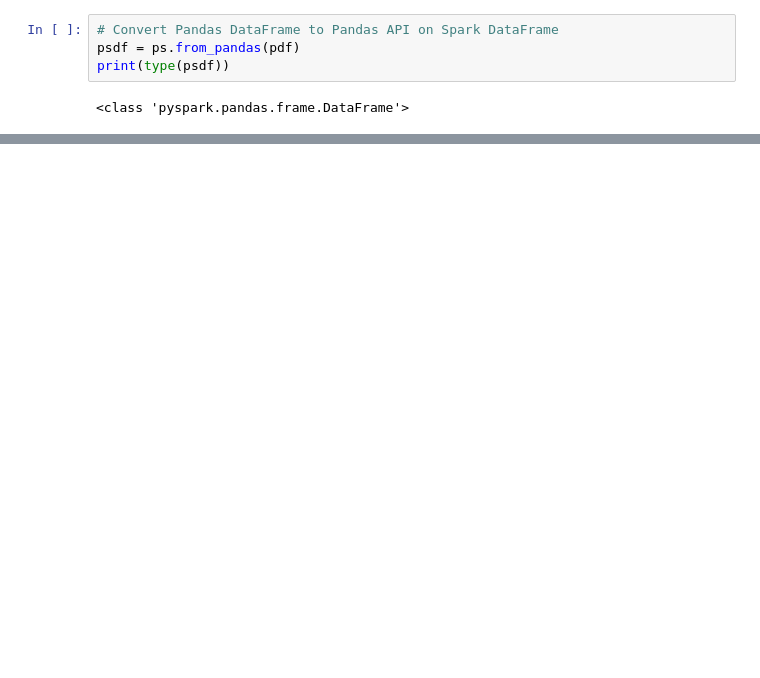
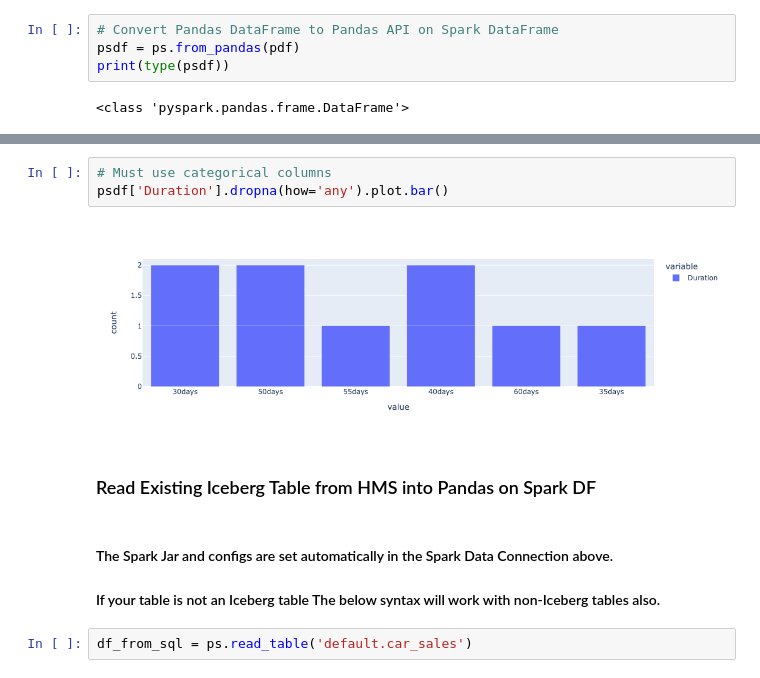
Before and after one commit to pdefusco/PandasOnSpark_CML, a Jupyter notebook: PandasOnSpark.ipynb, the cells around one changed output, grey strips where cells are left out. Saved outputs shown, nothing was run; the diff lists cells and outputs as text; blank space fills up the shorter version.

```diff
--- a/PandasOnSpark.ipynb
+++ b/PandasOnSpark.ipynb
@@ -119,0 +296,13 @@ sdf.show()
+# %%
+# Must use categorical columns
+psdf['Duration'].dropna(how='any').plot.bar()
+# %% [output]
+[figure, added]
+# %% [markdown]
+### Read Existing Iceberg Table from HMS into Pandas on Spark DF
+# %% [markdown]
+#### The Spark Jar and configs are set automatically in the Spark Data Connection above.
+
+#### If your table is not an Iceberg table The below syntax will work with non-Iceberg tables also.
+# %%
+df_from_sql = ps.read_table('default.car_sales')
```
Also changed, not shown: parts of 56 cells of this notebook.
